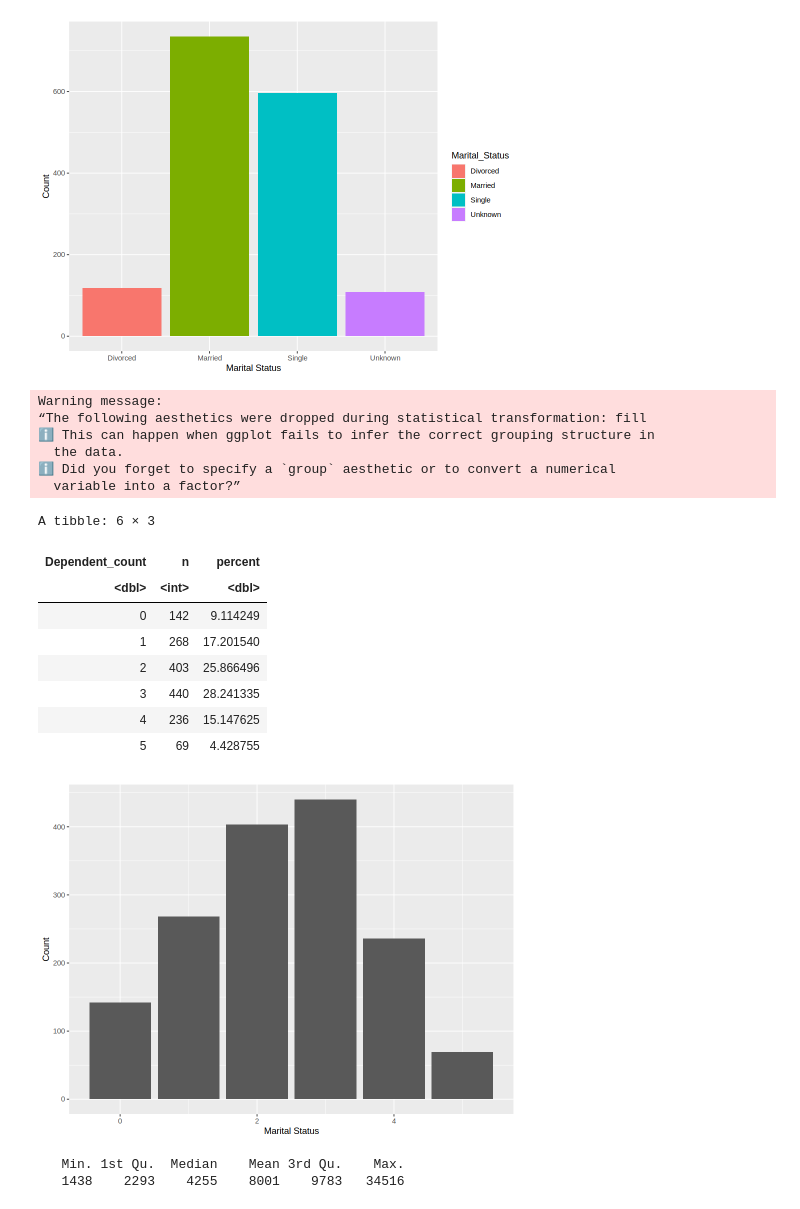
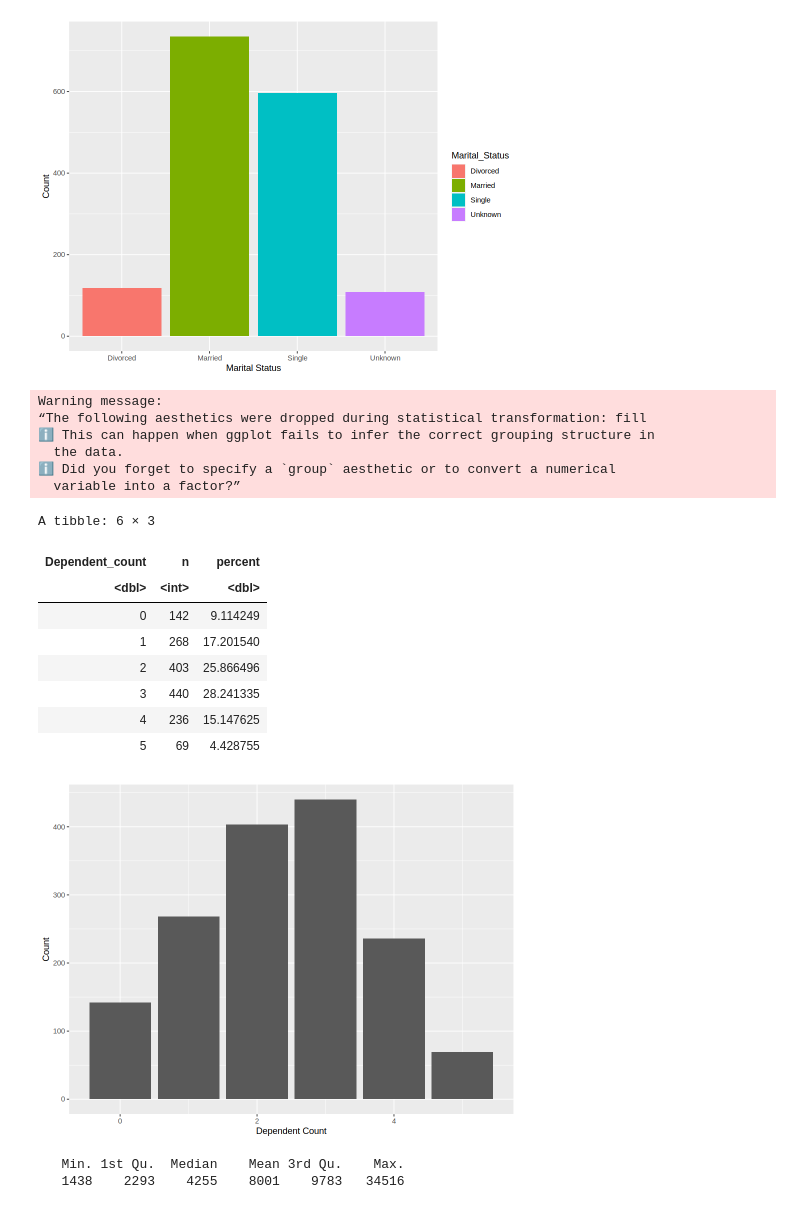
Before and after one commit to lanchiphamm/BOLT-Datathon, a Jupyter notebook: Untitled.ipynb, the cells around one changed output. Drawn from its saved outputs; the diff is of its cells as text; code cells hidden in the pictures.

```diff
--- a/Untitled.ipynb
+++ b/Untitled.ipynb
@@ -437,32 +438,32 @@ A tibble: 4 × 3
 # %%
 #Dependent Count
 ggplot(other_age_group, aes(x = Dependent_count, fill = Dependent_count)) +
   geom_bar() +
-labs(x = "Marital Status", y = "Count")
+labs(x = "Dependent Count", y = "Count")
 
 other_age_group_dependent_count <- other_age_group %>%
     group_by(Dependent_count) %>%
     summarise(n = n(),
            percent = n / nrow(other_age_group) * 100)
 
 other_age_group_dependent_count
 # %% [output]
 Warning message:
 “The following aesthetics were dropped during statistical transformation: fill
 ℹ This can happen when ggplot fails to infer the correct grouping structure in
   the data.
 ℹ Did you forget to specify a `group` aesthetic or to convert a numerical
   variable into a factor?”
 A tibble: 6 × 3
 | Dependent_count | n | percent |
 | <dbl> | <int> | <dbl> |
 | 0 | 142 | 9.114249 |
 | 1 | 268 | 17.201540 |
 | 2 | 403 | 25.866496 |
 | 3 | 440 | 28.241335 |
 | 4 | 236 | 15.147625 |
 | 5 | 69 | 4.428755 |
-[figure, old version]
+[figure, new version]
 # %%
 #Credit Limit
 summary(other_age_group$Credit_Limit)
```
Also changed, not shown: parts of 11 cells of this notebook.
